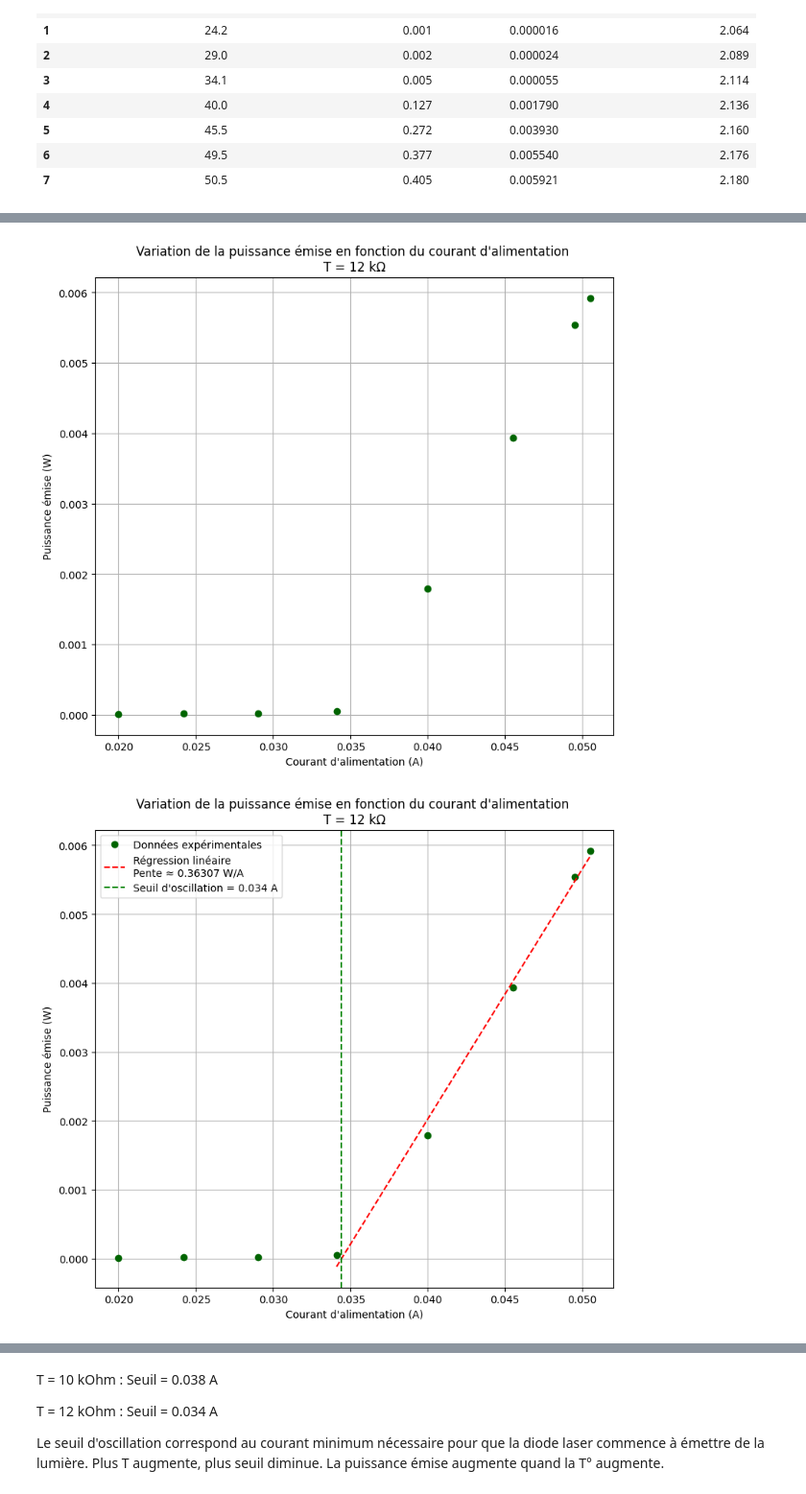
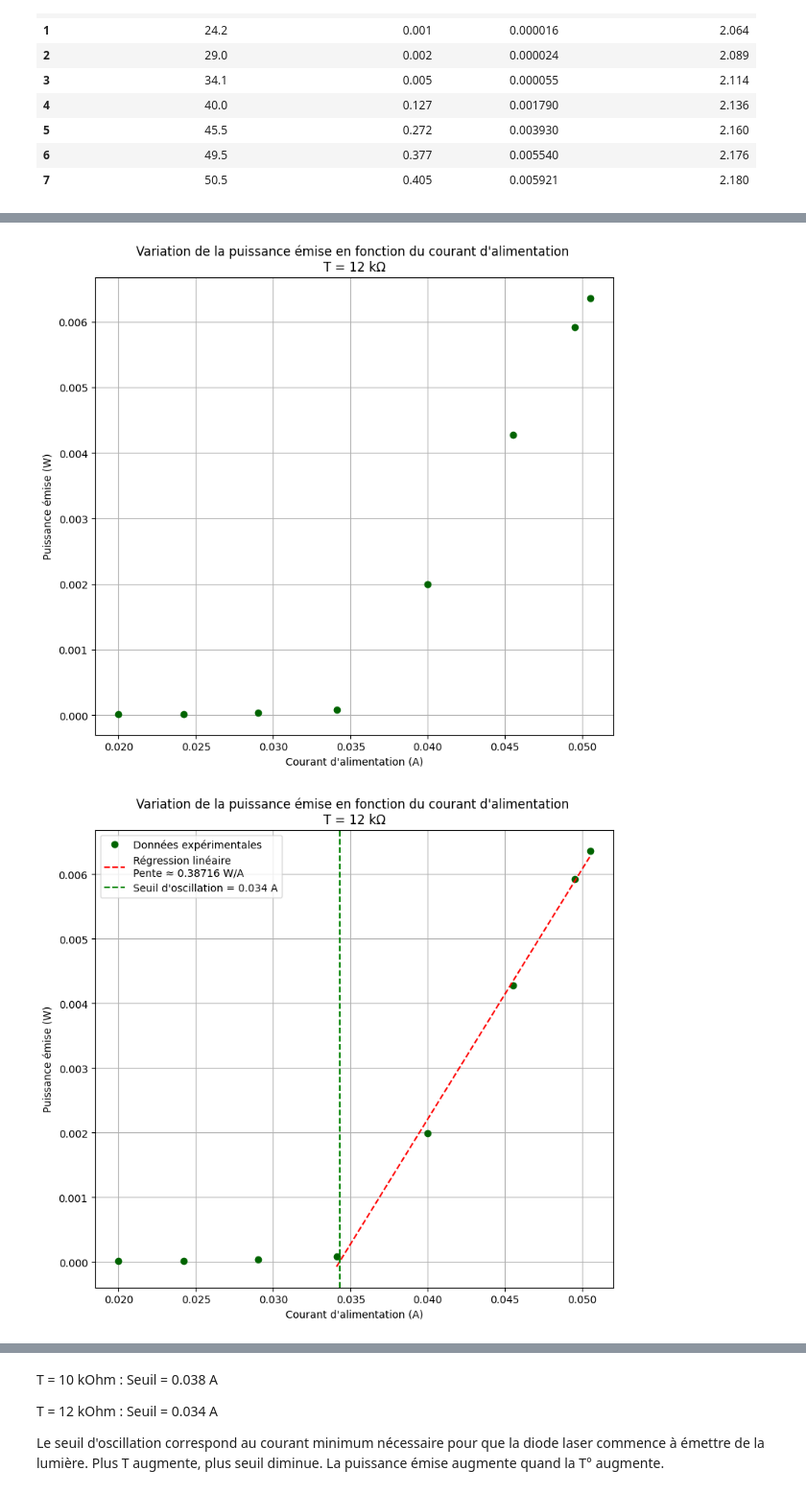
Before and after one commit to Moni003/TP_diode, a Jupyter notebook: TP_seance1.ipynb, the cells around one changed output, grey strips where cells are left out. Shown: that part at 96% size. Saved outputs shown, nothing was run; the diff lists cells and outputs as text; code cells hidden in the pictures.

```diff
--- a/TP_seance1.ipynb
+++ b/TP_seance1.ipynb
@@ -214,3 +244,6 @@ I_alim = data["Courant d'alimentation (mA)"] * 1e-3
 I_photo = data["Courant photodiode interne (mA)"] * 1e-3
 P_emise = data["Puissance émise(W)"]
 U_photo = data["Tension photodiode interne (V)"]
+
+P_emise_calcul = I_photo / S_moy
+print(P_emise_calcul)
@@ -217,34 +260,34 @@ U_photo = data["Tension photodiode interne (V)"]
 # %%
 plt.figure(figsize=(9, 8))
-plt.plot(I_alim, P_emise, "o", color="darkgreen")
+plt.plot(I_alim, P_emise_calcul, "o", color="darkgreen")
 plt.title("Variation de la puissance émise en fonction du courant d'alimentation \nT = 12 kΩ")
 plt.xlabel("Courant d'alimentation (A)")
 plt.ylabel("Puissance émise (W)")
 plt.grid()
 plt.show()
 # %% [output]
-[figure, old version]
+[figure, new version]
 # %%
 i_start, i_end = 3, 8
 I_fit = I_alim[i_start:i_end]
-P_fit = P_emise[i_start:i_end]
+P_fit = P_emise_calcul[i_start:i_end]
 slope, intercept, r, _, _ = linregress(I_fit, P_fit)
 
 seuil_osc= -intercept / slope
 
 plt.figure(figsize=(9, 8))
-plt.plot(I_alim, P_emise, 'o', label="Données expérimentales", color="darkgreen")
+plt.plot(I_alim, P_emise_calcul, 'o', label="Données expérimentales", color="darkgreen")
 plt.plot(I_fit, slope * I_fit + intercept, 'r--',
          label=f"Régression linéaire \nPente ≈ {slope:.5f} W/A")
 plt.axvline(seuil_osc, color='green', linestyle='--', label=f"Seuil d'oscillation = {seuil_osc:.3f} A")
 plt.title("Variation de la puissance émise en fonction du courant d'alimentation \nT = 12 kΩ")
 plt.xlabel("Courant d'alimentation (A)")
 plt.ylabel("Puissance émise (W)")
 plt.legend()
 plt.grid()
 plt.show()
 # %% [output]
-[figure, old version]
+[figure, new version]
 # %%
 # Puissance électrique dissipée (en W)
 P_dissip = U_photo * I_alim
```
Also changed, not shown: parts of 11 cells of this notebook, 4 other files.
